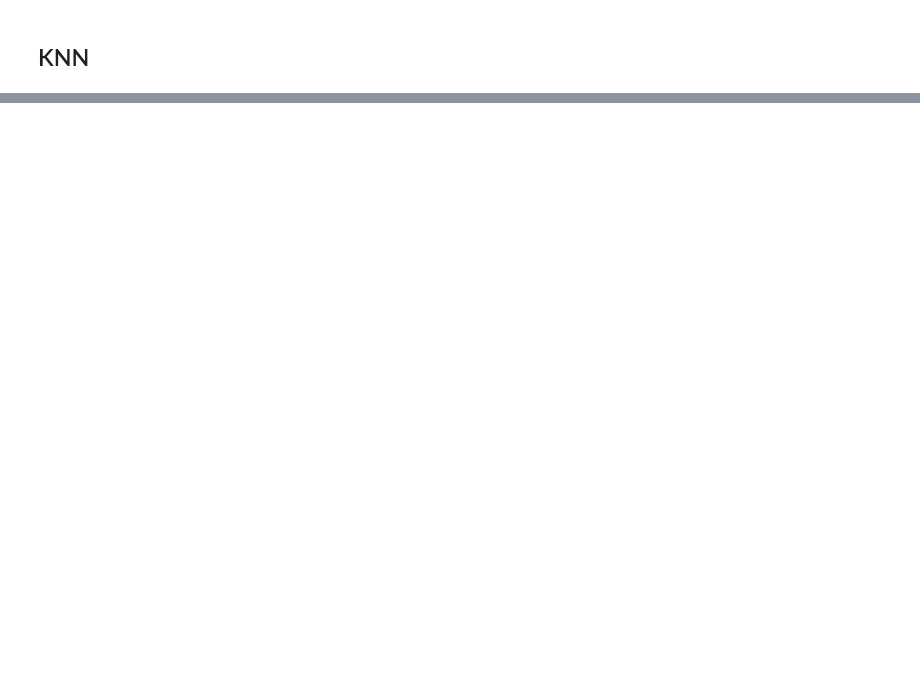
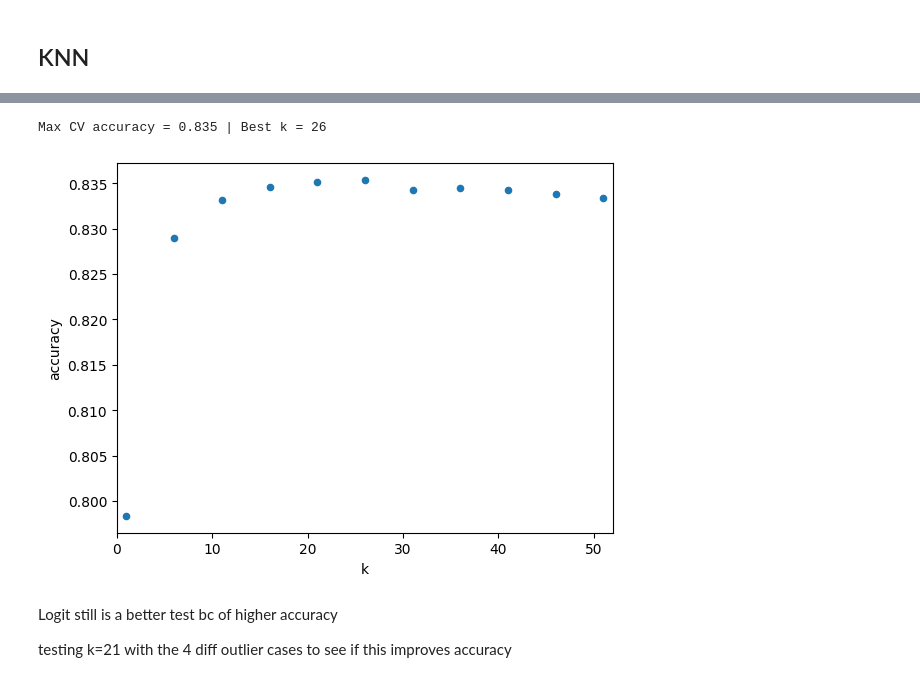
Before and after one commit to juliooo0/Team_A5, a Jupyter notebook: Lydia_Project.ipynb, the cells around one changed output, grey strips where cells are left out. Saved outputs shown, nothing was run; the diff lists cells and outputs as text; code cells hidden in the pictures; blank space fills up the shorter version.

Commit message:
Prediction work up to 11/5

```diff
--- a/Lydia_Project.ipynb
+++ b/Lydia_Project.ipynb
@@ -866,0 +612,15 @@ Average F1:            0.662
+# %%
+# FINAL TEST:
+
+pipe.fit(X_train_base, y_train)
+
+test_preds = pipe.predict(X_test_base)
+test_probs = pipe.predict_proba(X_test_base)[:, 1]
+
+final = pd.DataFrame({
+    'accuracy': [accuracy_score(y_test, test_preds)],
+    'recall': [recall_score(y_test, test_preds)],
+    'auc': [roc_auc_score(y_test, test_probs)],
+}, index=['base, threshold 0.5 (test)'])
+final['vs_baseline'] = final['accuracy'] - baseline
+final.round(3)
@@ -909,0 +632,21 @@ Done K = 51
+# %%
+# KNN: trying different k values with 5-fold CV on the training data
+
+results = []
+
+for k in tqdm(range(1, 52, 5)):
+    pipe_knn = Pipeline([
+        ('scale', StandardScaler()),
+        ('knn', KNeighborsClassifier(n_neighbors=k)),
+    ])
+    scores = cross_validate(pipe_knn, X_train_base, y_train, cv=cv,
+                            scoring=['accuracy', 'recall', 'roc_auc'], n_jobs=-1)
+    results.append({
+        'k': k,
+        'accuracy': scores['test_accuracy'].mean(),
+        'recall': scores['test_recall'].mean(),
+        'auc': scores['test_roc_auc'].mean(),
+    })
+
+knn_results_df = pd.DataFrame(results)
+knn_results_df.round(3)
@@ -909,0 +666,14 @@ Done K = 51
+# %%
+# Plot CV accuracy against k, and find the best k
+knn_results_df.plot.scatter(x='k', y='accuracy', xlim=[0, 52]);
+
+best_row = knn_results_df['accuracy'].idxmax()
+print('Max CV accuracy =', round(knn_results_df.loc[best_row, 'accuracy'], 3),
+      '| Best k =', knn_results_df.loc[best_row, 'k'])
+# %% [output]
+Max CV accuracy = 0.835 | Best k = 26
+[figure, added]
+# %% [markdown]
+Logit still is a better test bc of higher accuracy
+
+testing k=21 with the 4 diff outlier cases to see if this improves accuracy
```
Also changed, not shown: parts of 99 cells of this notebook.
